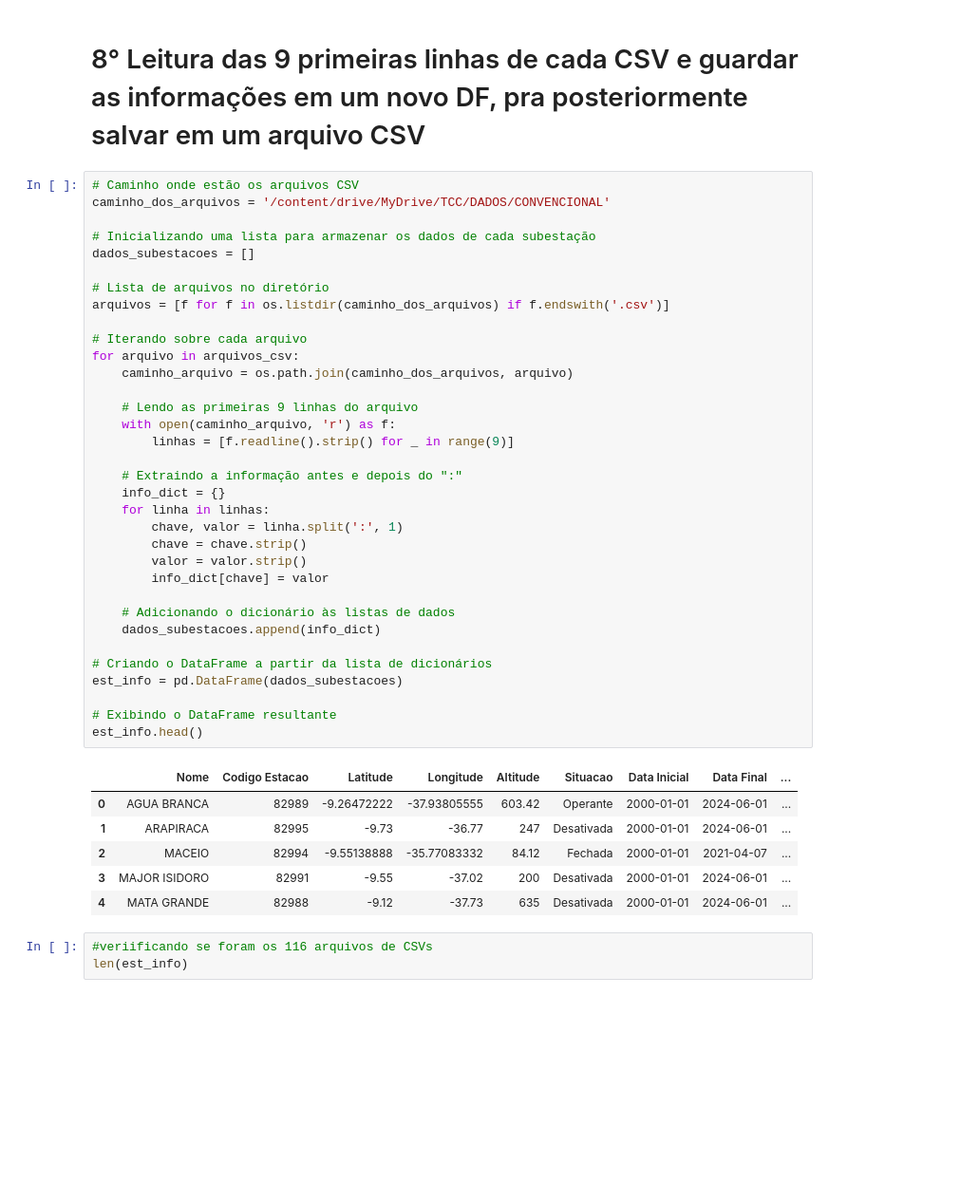
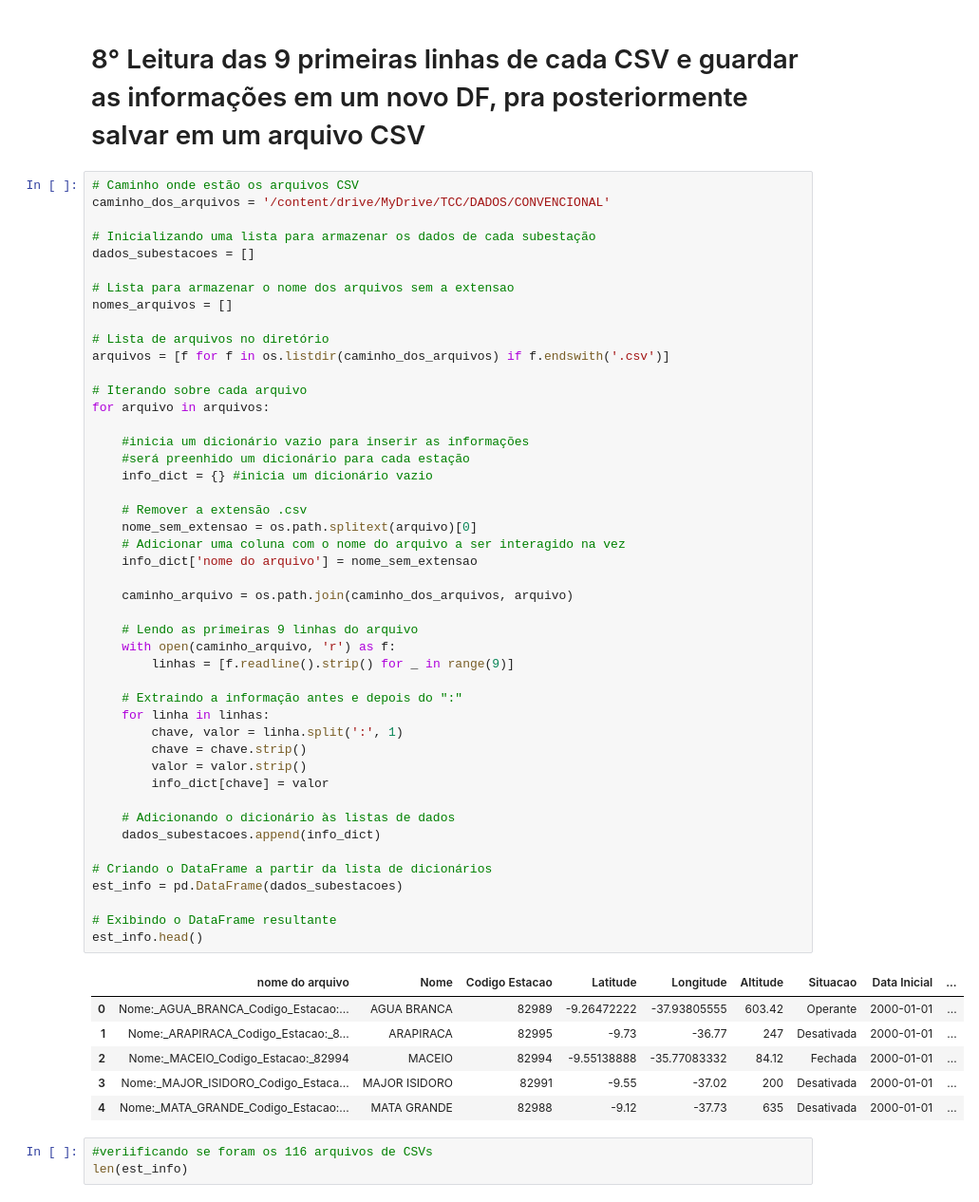
Before and after one commit to maryofcarmo/ICV, a Jupyter notebook: LIMPEZA.ipynb, the cells around one changed output. Shown at 95% size. Saved outputs shown, nothing was run; the diff lists cells and outputs as text; blank space fills up the shorter version.

```diff
--- a/LIMPEZA.ipynb
+++ b/LIMPEZA.ipynb
@@ -331,41 +331,53 @@ caminho_dos_arquivos = '/content/drive/MyDrive/TCC/DADOS/CONVENCIONAL'
 
 # Inicializando uma lista para armazenar os dados de cada subestação
 dados_subestacoes = []
 
+# Lista para armazenar o nome dos arquivos sem a extensao
+nomes_arquivos = []
+
 # Lista de arquivos no diretório
 arquivos = [f for f in os.listdir(caminho_dos_arquivos) if f.endswith('.csv')]
 
 # Iterando sobre cada arquivo
-for arquivo in arquivos_csv:
+for arquivo in arquivos:
+
+    #inicia um dicionário vazio para inserir as informações
+    #será preenhido um dicionário para cada estação
+    info_dict = {} #inicia um dicionário vazio
+
+    # Remover a extensão .csv
+    nome_sem_extensao = os.path.splitext(arquivo)[0]
+    # Adicionar uma coluna com o nome do arquivo a ser interagido na vez
+    info_dict['nome do arquivo'] = nome_sem_extensao
+
     caminho_arquivo = os.path.join(caminho_dos_arquivos, arquivo)
 
     # Lendo as primeiras 9 linhas do arquivo
     with open(caminho_arquivo, 'r') as f:
         linhas = [f.readline().strip() for _ in range(9)]
 
     # Extraindo a informação antes e depois do ":"
-    info_dict = {}
     for linha in linhas:
         chave, valor = linha.split(':', 1)
         chave = chave.strip()
         valor = valor.strip()
         info_dict[chave] = valor
 
     # Adicionando o dicionário às listas de dados
     dados_subestacoes.append(info_dict)
 
 # Criando o DataFrame a partir da lista de dicionários
 est_info = pd.DataFrame(dados_subestacoes)
 
 # Exibindo o DataFrame resultante
 est_info.head()
 # %% [output]
-|  | Nome | Codigo Estacao | Latitude | Longitude | Altitude | Situacao | Data Inicial | Data Final | ... |
-| 0 | AGUA BRANCA | 82989 | -9.26472222 | -37.93805555 | 603.42 | Operante | 2000-01-01 | 2024-06-01 | ... |
-| 1 | ARAPIRACA | 82995 | -9.73 | -36.77 | 247 | Desativada | 2000-01-01 | 2024-06-01 | ... |
-| 2 | MACEIO | 82994 | -9.55138888 | -35.77083332 | 84.12 | Fechada | 2000-01-01 | 2021-04-07 | ... |
-| 3 | MAJOR ISIDORO | 82991 | -9.55 | -37.02 | 200 | Desativada | 2000-01-01 | 2024-06-01 | ... |
-| 4 | MATA GRANDE | 82988 | -9.12 | -37.73 | 635 | Desativada | 2000-01-01 | 2024-06-01 | ... |
+|  | nome do arquivo | Nome | Codigo Estacao | Latitude | Longitude | Altitude | Situacao | Data Inicial | ... |
+| 0 | Nome:_AGUA_BRANCA_Codigo_Estacao:... | AGUA BRANCA | 82989 | -9.26472222 | -37.93805555 | 603.42 | Operante | 2000-01-01 | ... |
+| 1 | Nome:_ARAPIRACA_Codigo_Estacao:_8... | ARAPIRACA | 82995 | -9.73 | -36.77 | 247 | Desativada | 2000-01-01 | ... |
+| 2 | Nome:_MACEIO_Codigo_Estacao:_82994 | MACEIO | 82994 | -9.55138888 | -35.77083332 | 84.12 | Fechada | 2000-01-01 | ... |
+| 3 | Nome:_MAJOR_ISIDORO_Codigo_Estaca... | MAJOR ISIDORO | 82991 | -9.55 | -37.02 | 200 | Desativada | 2000-01-01 | ... |
+| 4 | Nome:_MATA_GRANDE_Codigo_Estacao:... | MATA GRANDE | 82988 | -9.12 | -37.73 | 635 | Desativada | 2000-01-01 | ... |
 # %%
 #veriificando se foram os 116 arquivos de CSVs
 len(est_info)
```
Also changed, not shown: parts of 2 cells of this notebook.
